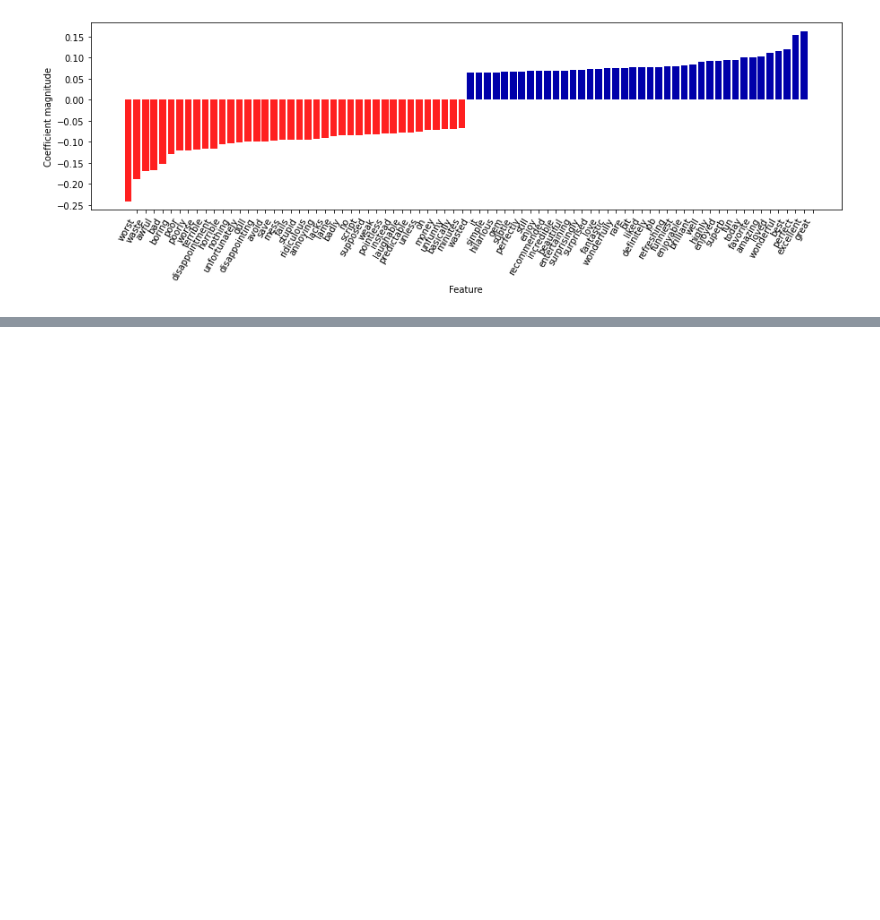
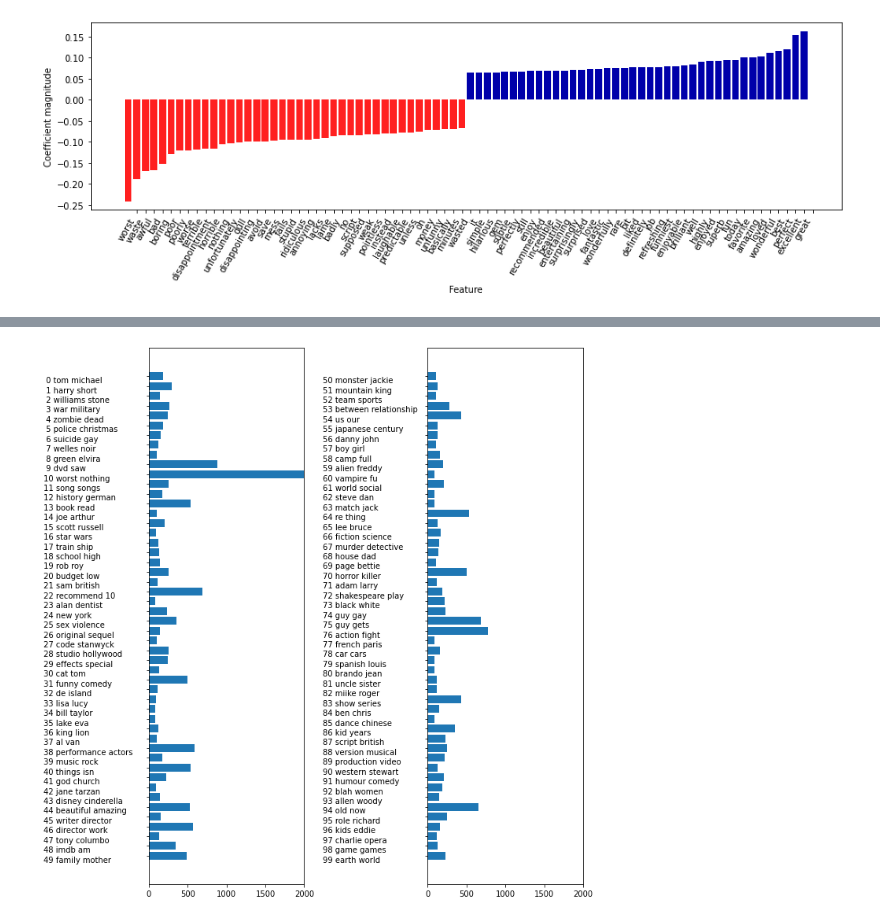
Before and after one commit to sasa-git/ml-practice, a Jupyter notebook: 7/prictice-7.ipynb, the cells around one changed output, grey strips where cells are left out. Saved outputs shown, nothing was run; the diff lists cells and outputs as text; code cells hidden in the pictures; blank space fills up the shorter version.

```diff
--- a/7/prictice-7.ipynb
+++ b/7/prictice-7.ipynb
@@ -388,0 +646,3 @@ mglearn.tools.visualize_coefficients(
+# %%
+vect = CountVectorizer(max_features=10000, max_df=.15)
+X = vect.fit_transform(text_train)
@@ -388,0 +691,13 @@ mglearn.tools.visualize_coefficients(
+# %%
+# 100トピックでモデルを作ってみる
+lda100 = LatentDirichletAllocation(n_components=100, learning_method="batch", max_iter=25, random_state=0, n_jobs=-1)
+document_topics100 = lda100.fit_transform(X)
+# %%
+# いくつかのトピックを抜粋
+topics = np.array([7, 16, 24, 25, 28, 36, 37, 45, 51, 53, 54, 63, 89, 97])
+
+sorting = np.argsort(lda100.components_, axis=1)[:, ::-1]
+feature_names = np.array(vect.get_feature_names())
+mglearn.tools.print_topics(topics=topics, feature_names=feature_names, sorting=sorting, topics_per_chunk=7, n_words=20)
+# 今度のトピックは具体的になっているが、解釈が難しい。トピックについて解析を進めるには、重要な単語から得た直感をそのトピックに分類された文書を見て確認しなければならない。
+# テキストとは結果が違うため、試しに36に分類されたレビューを見てみる(ライオンキング？)
@@ -388,0 +722,10 @@ mglearn.tools.visualize_coefficients(
+# %%
+# "ライオンキング"トピック36に対する重みでソート
+# document_topics100自体は25,000*100(それぞれのトピックに対する重み)のデータ構造
+lionking = np.argsort(document_topics100[:, 36])[::-1]
+# このトピックを最も重要としている10の文書を表示
+for i in lionking[:10]:
+    # 最初の2文を表示
+    print(b'.'.join(text_train[i].split(b".")[:2]) + b".\n")
+    # '間に挿入する文字列'.join([連結したい文字列のリスト]) + 最後に.と改行を入れてる
+    # https://note.nkmk.me/python-string-concat/
@@ -388,0 +743,21 @@ mglearn.tools.visualize_coefficients(
+# %%
+# トピックを調べるもう一つの方法として、それぞれのトピックが全文書に対して得た重みを見てみる。
+# それぞれのトピックに、最も一般的な2つの単語で名前をつけている。
+fig, ax = plt.subplots(1, 2, figsize=(10, 10))
+# {:>2}右寄せ   https://note.nkmk.me/python-print-basic/
+topic_names = [f"{i:>2} " + " ".join(words) for i, words in enumerate(feature_names[sorting[:, :2]])]
+
+# 2カラムの棒グラフ
+for col in [0, 1]:
+    start = col * 50
+    end = (col + 1) * 50
+    ax[col].barh(np.arange(50), np.sum(document_topics100, axis=0)[start:end])
+    ax[col].set_yticks(np.arange(50))
+    ax[col].set_yticklabels(topic_names[start:end], ha="left", va="top")
+    ax[col].invert_yaxis()
+    ax[col].set_xlim(0, 2000)
+    yax = ax[col].get_yaxis()
+    yax.set_tick_params(pad=130)
+plt.tight_layout()
+# %% [output]
+[figure, added]
```
Also changed, not shown: parts of 33 cells of this notebook, 1 other file.
